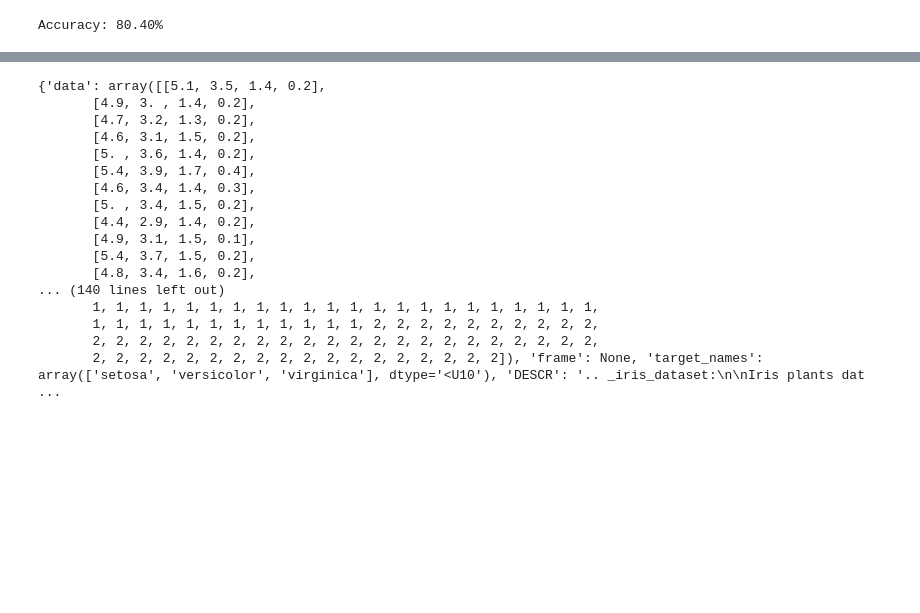
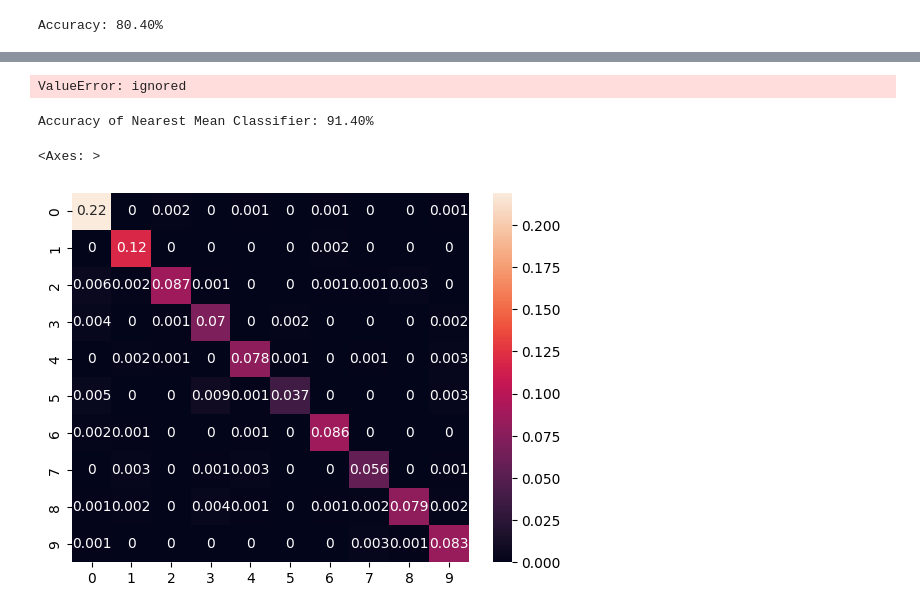
Before and after one commit to Ash-Twin/LeidenIDL2023, a Jupyter notebook: Assignment1.ipynb, the cells around one changed output, grey strips where cells are left out. Drawn from its saved outputs; the diff is of its cells as text; code cells hidden in the pictures; blank space fills up the shorter version.

```diff
--- a/Assignment1.ipynb
+++ b/Assignment1.ipynb
@@ -132,24 +123,52 @@ Test Accuracy: 22.40%
-# %%
-# Task 4
-from sklearn.neighbors import KNeighborsClassifier
-
-neigh = KNeighborsClassifier(n_neighbors=3)
-neigh.fit(X, y)
-# %% [output]
-{'data': array([[5.1, 3.5, 1.4, 0.2],
-       [4.9, 3. , 1.4, 0.2],
-       [4.7, 3.2, 1.3, 0.2],
-       [4.6, 3.1, 1.5, 0.2],
-       [5. , 3.6, 1.4, 0.2],
-       [5.4, 3.9, 1.7, 0.4],
-       [4.6, 3.4, 1.4, 0.3],
-       [5. , 3.4, 1.5, 0.2],
-       [4.4, 2.9, 1.4, 0.2],
-       [4.9, 3.1, 1.5, 0.1],
-       [5.4, 3.7, 1.5, 0.2],
-       [4.8, 3.4, 1.6, 0.2],
-... (140 lines left out)
-       1, 1, 1, 1, 1, 1, 1, 1, 1, 1, 1, 1, 1, 1, 1, 1, 1, 1, 1, 1, 1, 1,
-       1, 1, 1, 1, 1, 1, 1, 1, 1, 1, 1, 1, 2, 2, 2, 2, 2, 2, 2, 2, 2, 2,
-       2, 2, 2, 2, 2, 2, 2, 2, 2, 2, 2, 2, 2, 2, 2, 2, 2, 2, 2, 2, 2, 2,
-       2, 2, 2, 2, 2, 2, 2, 2, 2, 2, 2, 2, 2, 2, 2, 2, 2, 2]), 'frame': None, 'target_names': array(['setosa', 'versicolor', 'virginica'], dtype='<U10'), 'DESCR': '.. _iris_dataset:\n\nIris plants dat ...
+# %%
+from sklearn.metrics import accuracy_score
+
+class NearestMeanClassifier:
+    def __init__(self):
+        self.class_means = None
+
+    def fit(self, X, y):
+        unique_classes = np.unique(y)
+        self.class_means = {}
+
+        for c in unique_classes:
+            class_mean = np.mean(X[y == c], axis=0)
+            self.class_means[c] = class_mean
+
+    def predict(self, X):
+        if self.class_means is None:
+            raise ValueError("Classifier not trained. Please use the 'fit' method first.")
+
+        predictions = []
+        for sample in X:
+            distances = {c: np.linalg.norm(sample - mean) for c, mean in self.class_means.items()}
+            predicted_class = min(distances, key=distances.get)
+            predictions.append(predicted_class)
+
+        return np.array(predictions)
+
+nm_classifier = NearestMeanClassifier()
+nm_classifier.fit(train_in,train_out)
+nm_pred = nm_classifier.predict(test_in)
+# accuracy = accuracy_score(test_out,nm_pred)
+# print(f"Accuracy of Nearest Mean Classifier: {accuracy * 100:.2f}%")
+# %% [output]
+ValueError: ignored
+# %%
+from sklearn.neighbors import KNeighborsClassifier
+knn_classifier = KNeighborsClassifier(n_neighbors=3)
+knn_classifier.fit(train_in,train_out.values.ravel())
+knn_pred = knn_classifier.predict(test_in)
+knn_accuracy = accuracy_score(test_out,knn_pred)
+
+print(f"Accuracy of KNN Classifier: {knn_accuracy * 100:.2f}%")
+# %% [output]
+Accuracy of Nearest Mean Classifier: 91.40%
+# %%
+from sklearn.metrics import confusion_matrix
+import seaborn as sns
+cfm = confusion_matrix(test_out,knn_pred)
+sns.heatmap(cfm/np.sum(cfm), annot=True)
+# %% [output]
+<Axes: >
+[figure, added]
```
Also changed, not shown: parts of 6 cells of this notebook.
